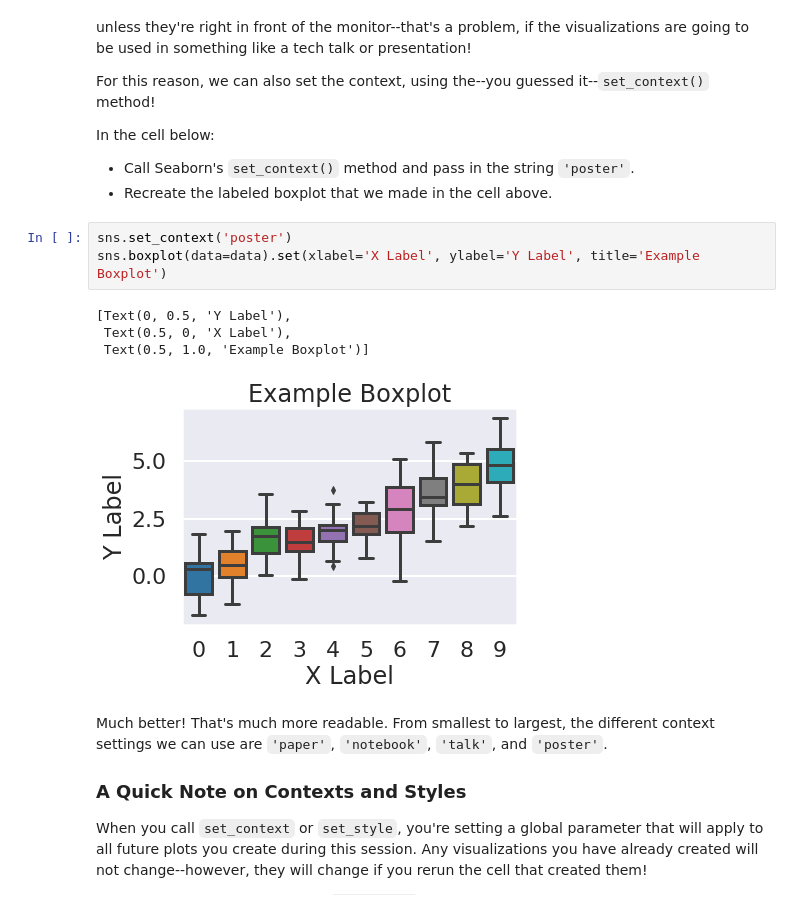
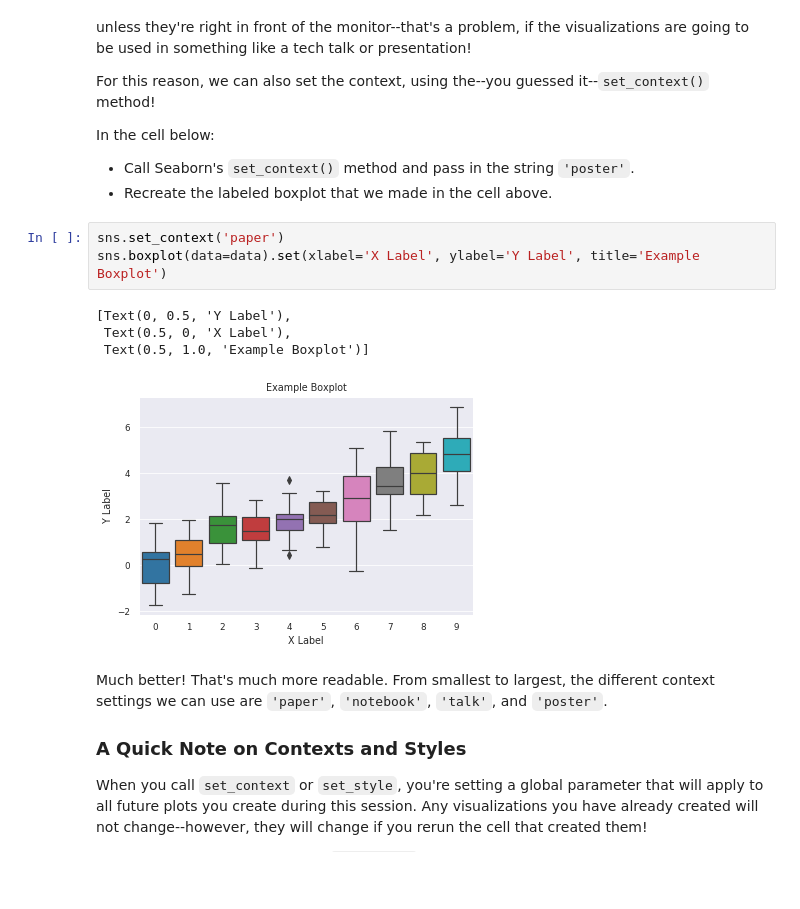
Before and after one commit to max-miller/dsc-seaborn-lab-nyc-ds-career-042219, a Jupyter notebook: index.ipynb, the cells around one changed output. Saved outputs shown, nothing was run; the diff lists cells and outputs as text; blank space fills up the shorter version.

```diff
--- a/index.ipynb
+++ b/index.ipynb
@@ -104,13 +104,13 @@ In the cell below:
 * Call Seaborn's `set_context()` method and pass in the string `'poster'`.
 * Recreate the labeled boxplot that we made in the cell above.
 # %%
-sns.set_context('poster')
+sns.set_context('paper')
 sns.boxplot(data=data).set(xlabel='X Label', ylabel='Y Label', title='Example Boxplot')
 # %% [output]
 [Text(0, 0.5, 'Y Label'),
  Text(0.5, 0, 'X Label'),
  Text(0.5, 1.0, 'Example Boxplot')]
-[figure, old version]
+[figure, new version]
 # %% [markdown]
 Much better! That's much more readable. From smallest to largest, the different context settings we can use are `'paper'`, `'notebook'`, `'talk'`, and `'poster'`.
 
```
